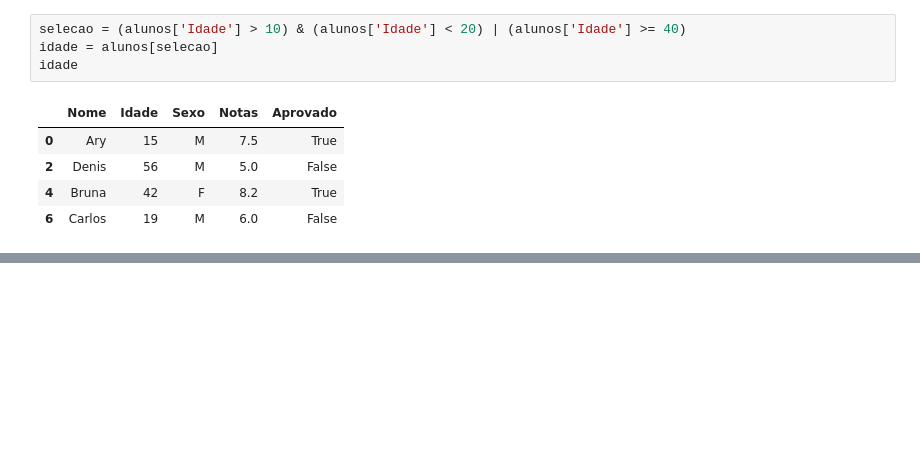
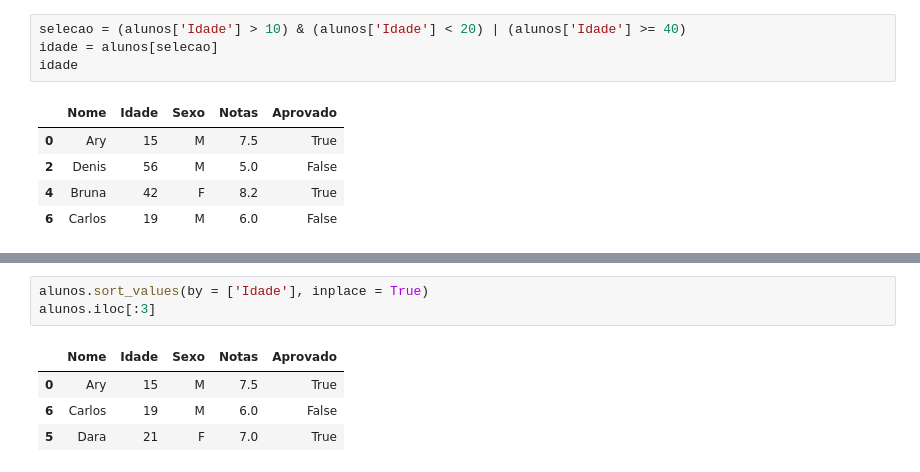
Before and after one commit to felippedamasopy/Analysis-Exploration-Date---Py, a Jupyter notebook: Selection_&_Frequency_Residence.ipynb, the cells around one changed output, grey strips where cells are left out. Drawn from its saved outputs; the diff is of its cells as text; blank space fills up the shorter version.

```diff
--- a/Selection_&_Frequency_Residence.ipynb
+++ b/Selection_&_Frequency_Residence.ipynb
@@ -274,0 +375,8 @@ idade
+# %%
+alunos.sort_values(by = ['Idade'], inplace = True)
+alunos.iloc[:3]
+# %% [output]
+|  | Nome | Idade | Sexo | Notas | Aprovado |
+| 0 | Ary | 15 | M | 7.5 | True |
+| 6 | Carlos | 19 | M | 6.0 | False |
+| 5 | Dara | 21 | F | 7.0 | True |
```
Also changed, not shown: parts of 15 cells of this notebook.
